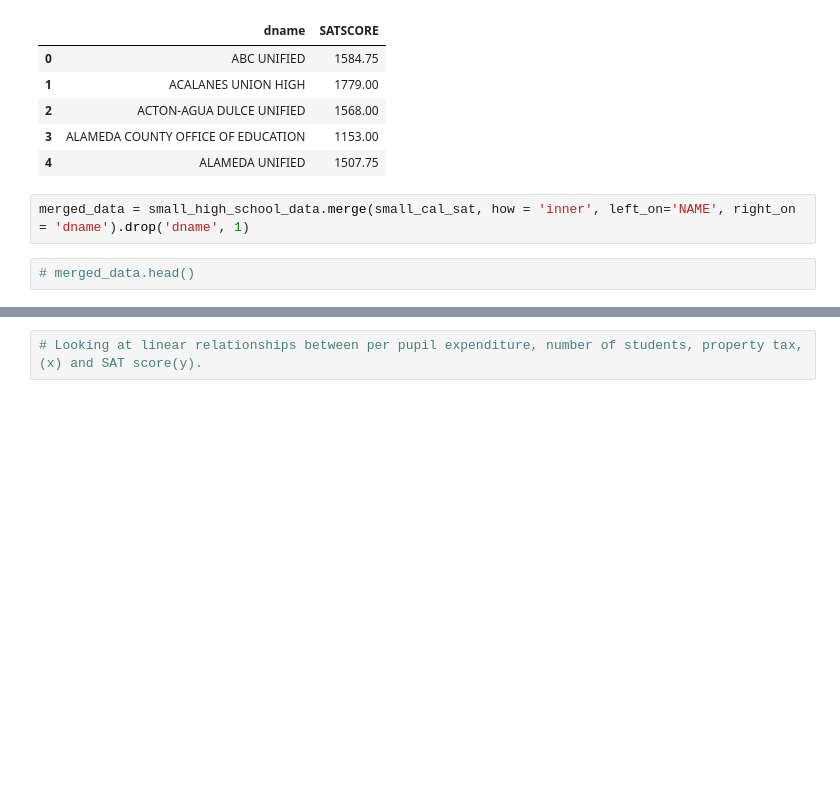
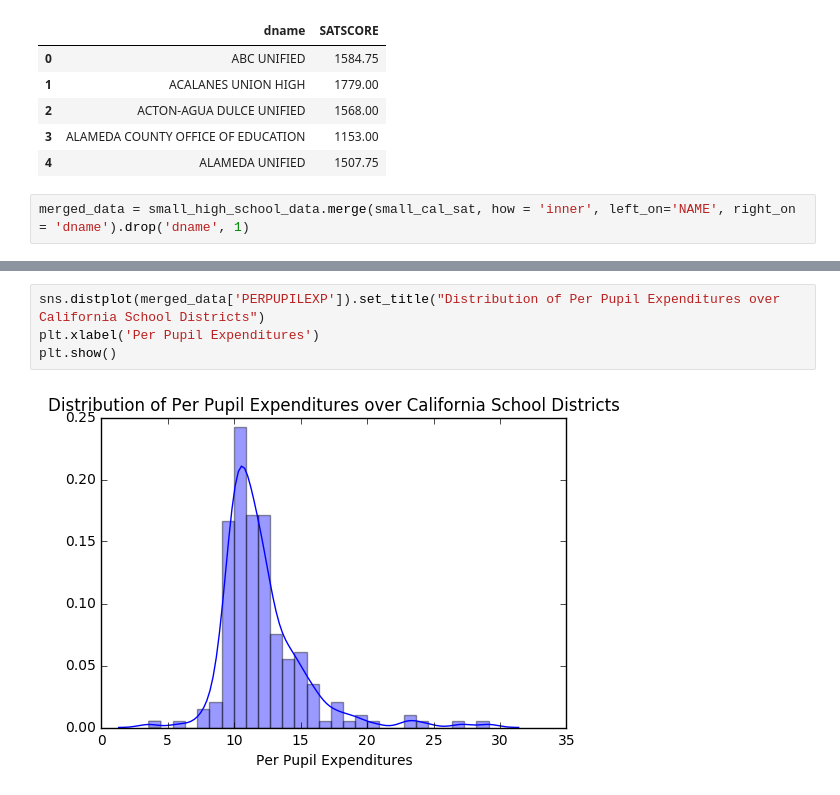
Before and after one commit to aniketmandalik/DSDProject1, a Jupyter notebook: Project 1.ipynb, the cells around one changed output, grey strips where cells are left out. Saved outputs shown, nothing was run; the diff lists cells and outputs as text; blank space fills up the shorter version.

Commit message:
Performed manual merge

```diff
--- a/Project 1.ipynb
+++ b/Project 1.ipynb
@@ -46,8 +51,6 @@ small_cal_sat.head()
 | 4 | ALAMEDA UNIFIED | 1507.75 |
 # %%
 merged_data = small_high_school_data.merge(small_cal_sat, how = 'inner', left_on='NAME', right_on = 'dname').drop('dname', 1)
-# %%
-# merged_data.head()
 # %%
 merged_data["PERPUPILEXP"] = merged_data.TOTALEXP / merged_data.V33
 merged_data["PERPUPILTAX"] = merged_data.T06 / merged_data.V33
@@ -60,5 +63,9 @@ merged_data.head()
 | 2 | ALAMEDA UNIFIED | 3 | 11020 | 104779 | 5500100100000 | 27905 | 1507.750000 | 9.508076 | 2.532214 | 1 |
 | 3 | ALBANY CITY UNIFIED | 3 | 3881 | 68063 | 5500100200000 | 10651 | 1767.000000 | 17.537490 | 2.744396 | 1 |
 | 4 | ALHAMBRA UNIFIED | 3 | 17617 | 261694 | 5501900200000 | 31187 | 1546.666667 | 14.854629 | 1.770279 | 1 |
-# %%
-# Looking at linear relationships between per pupil expenditure, number of students, property tax, (x) and SAT score(y).
+# %%
+sns.distplot(merged_data['PERPUPILEXP']).set_title("Distribution of Per Pupil Expenditures over California School Districts")
+plt.xlabel('Per Pupil Expenditures')
+plt.show()
+# %% [output]
+[figure, added]
```
Also changed, not shown: parts of 25 cells of this notebook.
